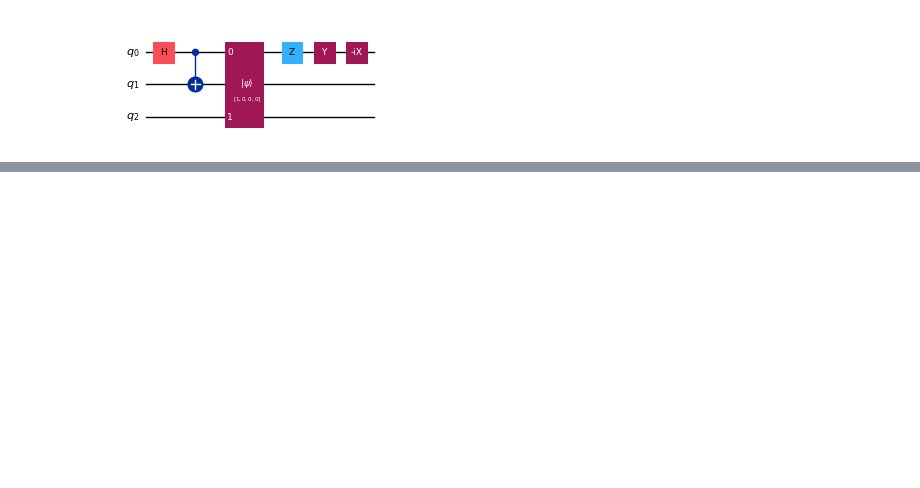
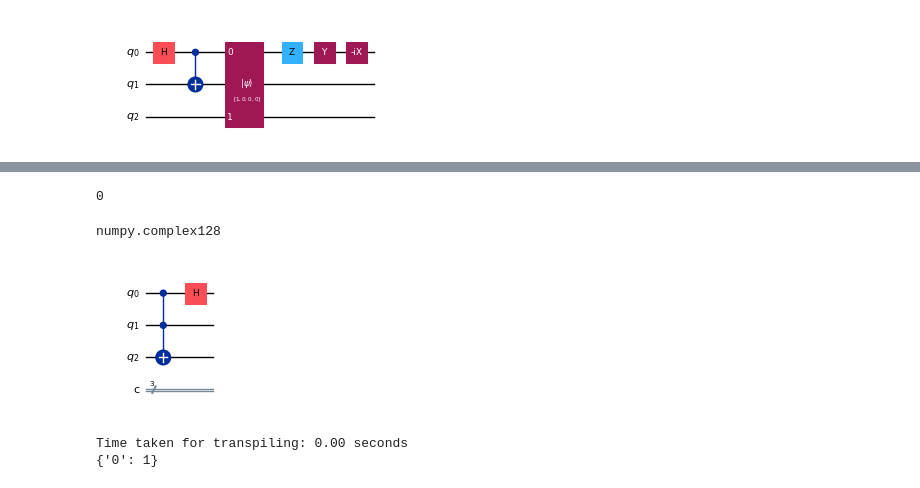
Before and after one commit to Acdimy/qreach-tools, a Jupyter notebook: python_pkg/test.ipynb, the cells around one changed output, grey strips where cells are left out. Drawn from its saved outputs; the diff is of its cells as text; code cells hidden in the pictures; blank space fills up the shorter version.

```diff
--- a/python_pkg/test.ipynb
+++ b/python_pkg/test.ipynb
@@ -1319,3 +1348,30 @@ qft.draw('mpl', scale=0.5)
 # ts.addLocation(newloc_init)
 # ts.addRelation(ts.getLocationNum()-2, ts.getLocationNum()-1, pyqreach.QOperation("init", qnum, qubits, gate.operation.params))
 # tempNewCurrLoc.append(ts.getLocationNum()-1)
+# %%
+p = "1"
+# padding p with leading zeros to make its length 3
+p = p.rjust(3, '0')
+print(p[0])  # Output: "001"
+# %% [output]
+0
+# %%
+from qiskit.quantum_info import random_statevector
+type(random_statevector(2).data[0])
+# %% [output]
+numpy.complex128
+# %%
+import numpy as np
+from qiskit import QuantumCircuit
+
+qc = QuantumCircuit(3,3)
+qc.ccx(0,1,2)
+
+qc2 = QuantumCircuit(3,3)
+qc2.h(0)
+qc = qc.compose(qc2)
+qc.draw('mpl', scale=0.5)
+
+# print(qc.data[0])
+# %% [output]
+[figure, added]
@@ -1321,0 +1399,34 @@ qft.draw('mpl', scale=0.5)
+# %%
+import numpy as np
+from time import time
+from qiskit import QuantumCircuit, transpile
+
+qc = QuantumCircuit(3, 1)
+qc.x(2)
+qc.measure(2, 0)
+qc.initialize([1/np.sqrt(2), 1/np.sqrt(2)], 1)
+qc.reset(0)
+qc.h(0)
+qc.t(0)
+qc.cx(0, 1)
+qc.h(0)
+qc.cx(0, 1)
+qc.t(0)
+qc.h(0)
+qc.measure(0, 0)
+
+# Simulate the circuit for many shots to see the measurement distribution
+from qiskit_aer import AerSimulator
+simulater = AerSimulator(method='statevector')
+circ = transpile(qc, simulater)
+time_start = time()
+result = simulater.run(circ, shots=1).result()
+time_end = time()
+print(f"Time taken for transpiling: {time_end - time_start:.2f} seconds")
+counts = result.get_counts()
+print(counts)
+# show the statevector after measurement
+sv = result.get_statevector(circ)
+# %% [output]
+Time taken for transpiling: 0.00 seconds
+{'0': 1}
```
Also changed, not shown: parts of 7 cells of this notebook, 23 other files.
